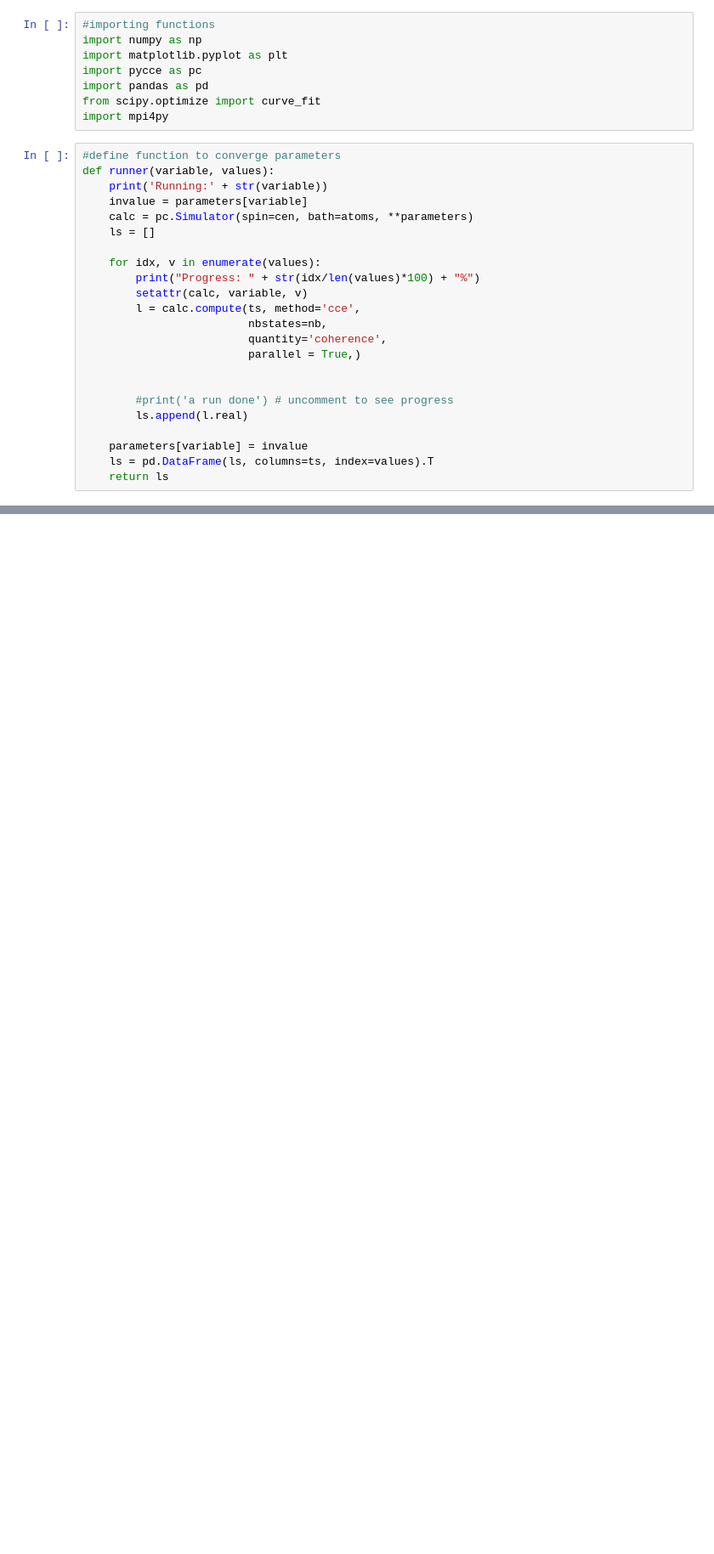
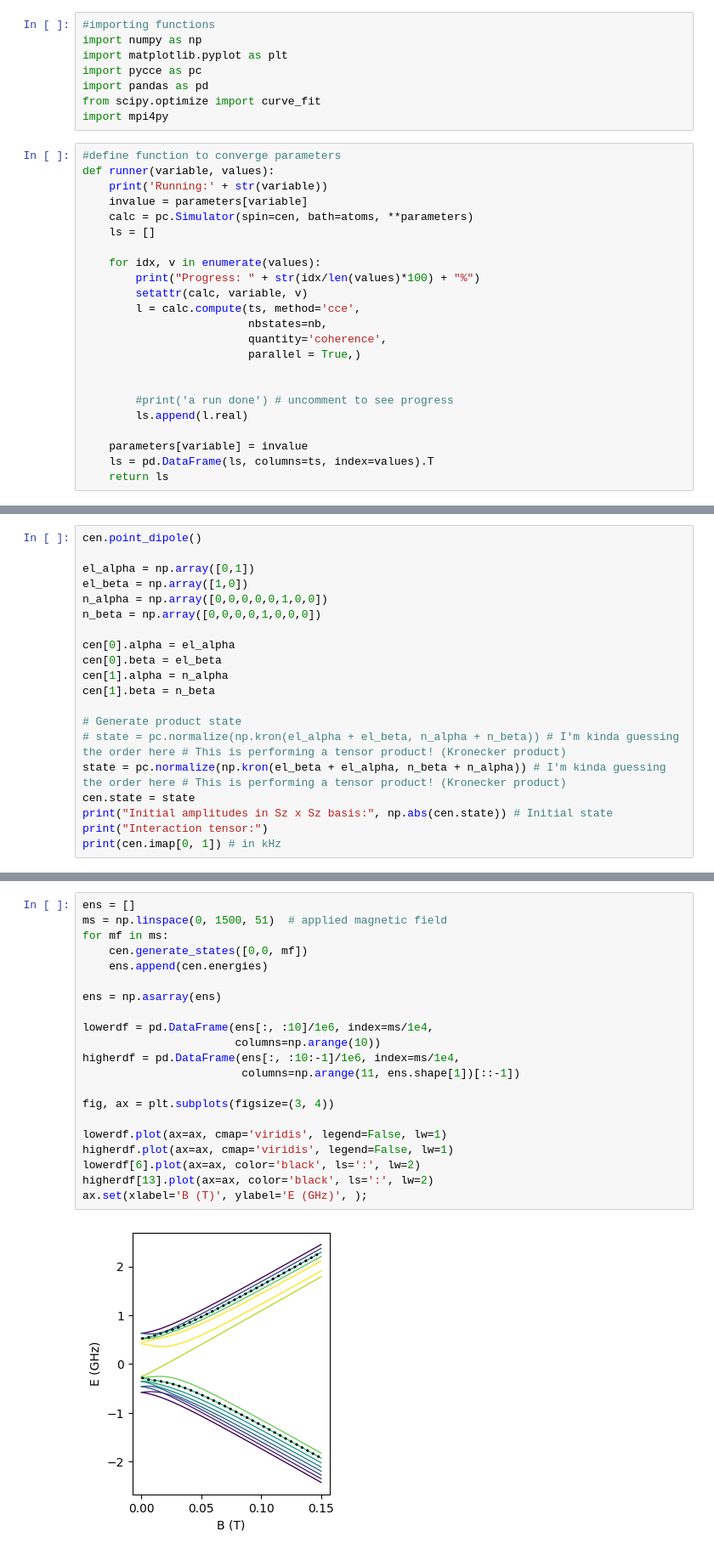
Before and after one commit to aoneillmark/Capstone, a Jupyter notebook: Cathal Hogan code/V0TPP multiple central spins.ipynb, the cells around one changed output, grey strips where cells are left out. Shown at 85% size. Drawn from its saved outputs; the diff is of its cells as text; blank space fills up the shorter version.

Commit message:
alpha&beta understood, nice E/B curves

```diff
--- a/Cathal Hogan code/V0TPP multiple central spins.ipynb
+++ b/Cathal Hogan code/V0TPP multiple central spins.ipynb
@@ -80,0 +77,20 @@ parameters = dict(
+# %%
+cen.point_dipole()
+
+el_alpha = np.array([0,1])
+el_beta = np.array([1,0])
+n_alpha = np.array([0,0,0,0,0,1,0,0])
+n_beta = np.array([0,0,0,0,1,0,0,0])
+
+cen[0].alpha = el_alpha
+cen[0].beta = el_beta
+cen[1].alpha = n_alpha
+cen[1].beta = n_beta
+
+# Generate product state
+# state = pc.normalize(np.kron(el_alpha + el_beta, n_alpha + n_beta)) # I'm kinda guessing the order here # This is performing a tensor product! (Kronecker product)
+state = pc.normalize(np.kron(el_beta + el_alpha, n_beta + n_alpha)) # I'm kinda guessing the order here # This is performing a tensor product! (Kronecker product)
+cen.state = state
+print("Initial amplitudes in Sz x Sz basis:", np.abs(cen.state)) # Initial state
+print("Interaction tensor:")
+print(cen.imap[0, 1]) # in kHz
@@ -80,0 +116,23 @@ parameters = dict(
+# %%
+ens = []
+ms = np.linspace(0, 1500, 51)  # applied magnetic field
+for mf in ms:
+    cen.generate_states([0,0, mf])
+    ens.append(cen.energies)
+
+ens = np.asarray(ens)
+
+lowerdf = pd.DataFrame(ens[:, :10]/1e6, index=ms/1e4,
+                       columns=np.arange(10))
+higherdf = pd.DataFrame(ens[:, :10:-1]/1e6, index=ms/1e4,
+                        columns=np.arange(11, ens.shape[1])[::-1])
+
+fig, ax = plt.subplots(figsize=(3, 4))
+
+lowerdf.plot(ax=ax, cmap='viridis', legend=False, lw=1)
+higherdf.plot(ax=ax, cmap='viridis', legend=False, lw=1)
+lowerdf[6].plot(ax=ax, color='black', ls=':', lw=2)
+higherdf[13].plot(ax=ax, color='black', ls=':', lw=2)
+ax.set(xlabel='B (T)', ylabel='E (GHz)', );
+# %% [output]
+[figure, added]
```
Also changed, not shown: parts of 5 cells of this notebook, 2 other files.
